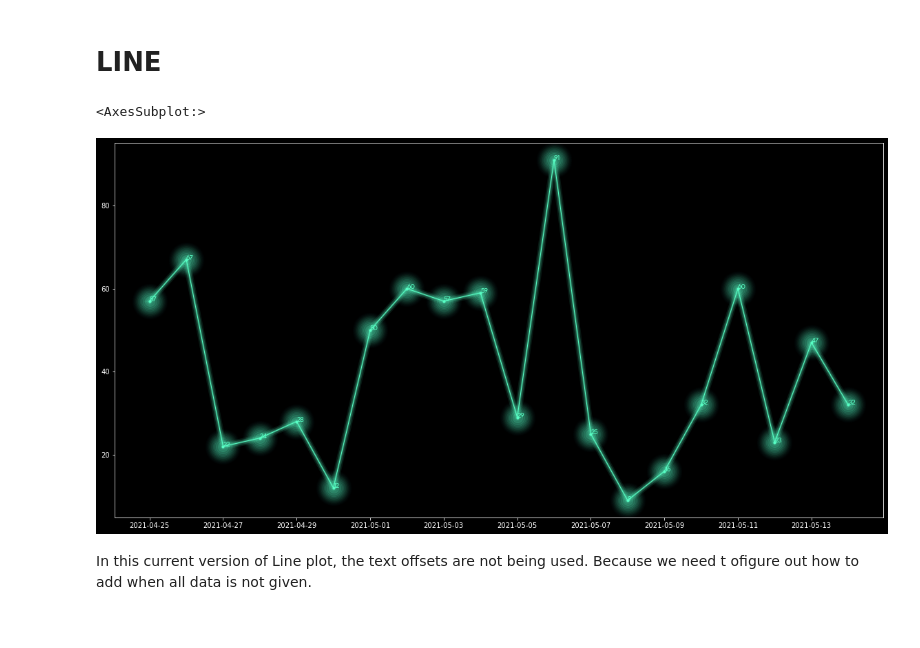
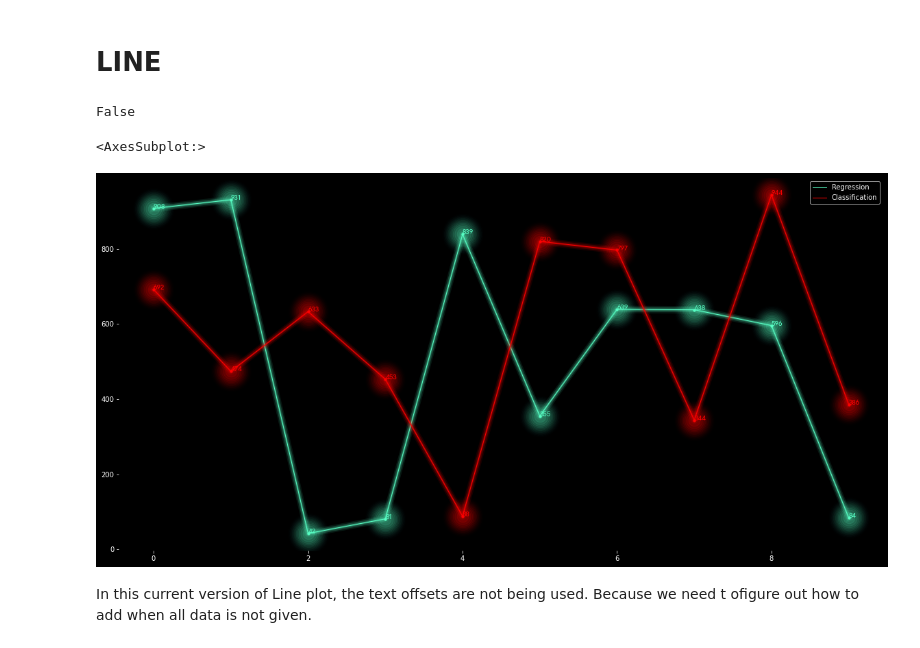
Before and after one commit to AayushSameerShah/neona, a Jupyter notebook: checks.ipynb, the cells around one changed output. Drawn from its saved outputs; the diff is of its cells as text; code cells hidden in the pictures.

```diff
--- a/checks.ipynb
+++ b/checks.ipynb
@@ -16,0 +40,3 @@ importlib.reload(neona)
+# %%
+def cycle_colors(color):
+    return cycle([color]) if isinstance(color, str) else cycle(color)
@@ -16,0 +47,2 @@ importlib.reload(neona)
+# %%
+df = pd.DataFrame(np.random.randint(0, 1000, (10, 4)))
@@ -49,6 +93,11 @@ def barplot(x, y, spines= True, figsize= None, point_size= 2, color= "#59ffc5",
 #
 # %% [markdown]
 # LINE
+# %%
+a = pd.Series([1, 3, 6])
+isinstance(a, (pd.Series, pd.DataFrame)) and False
+# %% [output]
+False
 # %%
 def lineplot(x, y= None, spines= True, figsize= None, point_size= 2,
              color= "#59ffc5", point_marker= 'o', font_dict= dict(),
@@ -124,11 +182,16 @@ def lineplot(x, y= None, spines= True, figsize= None, point_size= 2,
     return ax
 # %%
 plt.figure(figsize= (20, 10))
-lineplot(df.index, df[0], figsize= (20, 10), point_marker= 'o', point_size= 3, spines= True,
-        font_dict= dict(fontfamily= "product sans", fontsize= 10), show_marks= True, show_values= True)
+lineplot(df[0], figsize= (20, 10), point_marker= 'o', point_size= 4, spines= False,
+        font_dict= dict(fontfamily= "product sans", fontsize= 10),
+        show_marks= True, show_values= True, color= colors, legend=True, legend_label="Regression")
+
+lineplot(df[1], figsize= (20, 10), point_marker= 'o', point_size= 4, spines= False,
+        font_dict= dict(fontfamily= "product sans", fontsize= 10),
+        show_marks= True, show_values= True, color= 'r', legend=True, legend_label="Classification")
 # %% [output]
 <AxesSubplot:>
-[figure, old version]
+[figure, new version]
 # %% [markdown]
 In this current version of Line plot, the text offsets are not being used. Because we need t ofigure out how to add when all data is not given.
 # %% [markdown]
```
Also changed, not shown: parts of 30 cells of this notebook, 2 other files.
